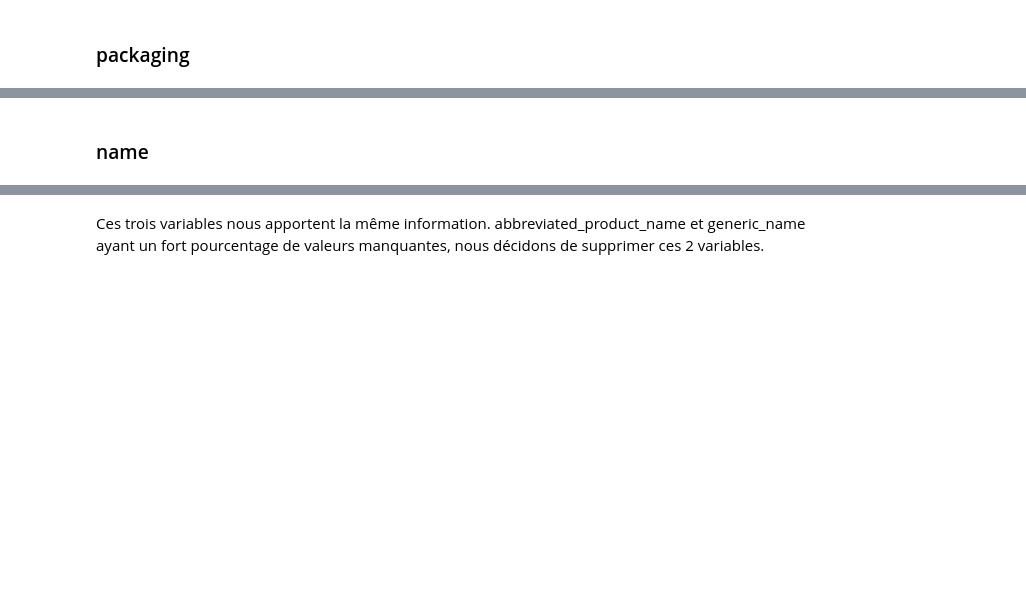
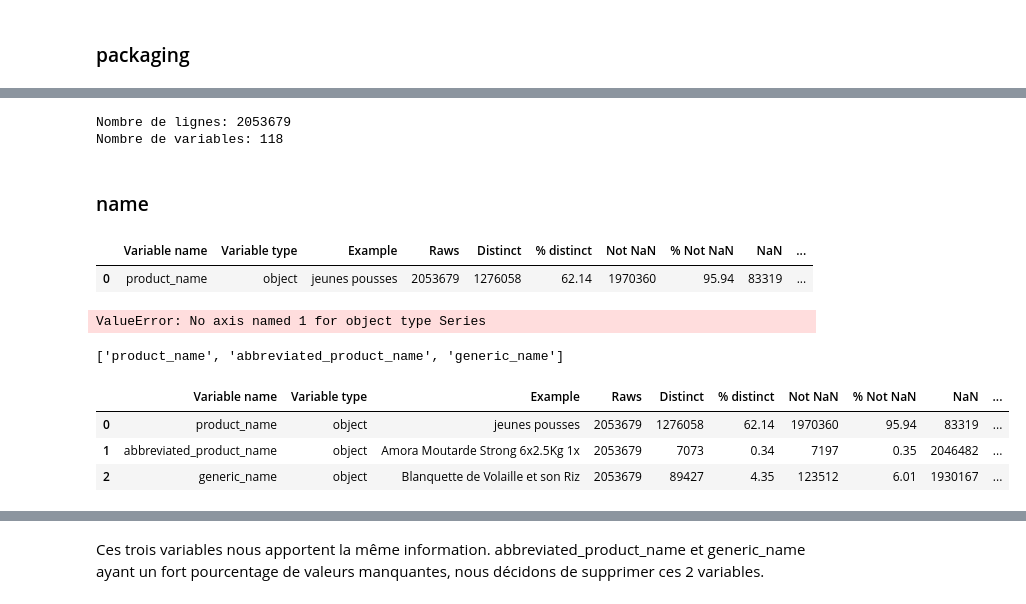
Before and after one commit to Milie-Mimi/OC_DS_Project3, a Jupyter notebook: Projet_3_Cleaning_EGR.ipynb, the cells around one changed output, grey strips where cells are left out. Cells and saved outputs as stored; diff of their text form; code cells hidden in the pictures; blank space fills up the shorter version.

```diff
--- a/Projet_3_Cleaning_EGR.ipynb
+++ b/Projet_3_Cleaning_EGR.ipynb
@@ -651,7 +728,6 @@ Nous allons supprimer ces 2 variables et ne conserver qu'une variable numérique
 # %%
 # Suppression des variables ingredients_from_palm_oil_tags et ingredients_that_may_be_from_palm_oil_tags
-openfoodfacts_tags.drop(['ingredients_from_palm_oil_tags', 'ingredients_that_may_be_from_palm_oil_tags'],
+openfoodfacts_en.drop(['ingredients_from_palm_oil_tags', 'ingredients_that_may_be_from_palm_oil_tags'],
                         axis = 'columns',
                         inplace = True)
-
-print(f"Nombre de lignes: {openfoodfacts_tags.shape[0]}\nNombre de variables: {openfoodfacts_tags.shape[1]}")
+print(f"Nombre de lignes: {openfoodfacts_en.shape[0]}\nNombre de variables: {openfoodfacts_en.shape[1]}")
@@ -677,7 +749,5 @@ Les variables contenant le mot image ont été supprimées par les traitements p
 # %%
 # Variables contenant le mot packaging
-liste_col_packaging = openfoodfacts_tags.iloc[:,
-                                     openfoodfacts_tags.columns.str.contains(
+liste_col_packaging = openfoodfacts_en.iloc[:,
+                                     openfoodfacts_en.columns.str.contains(
                                          'packaging')].columns.unique().tolist()
-
-liste_col_packaging
@@ -694,19 +766,36 @@ La variable first_packaging_code_geo nous donne quant à elle des informations d
 # %%
-# Suppression des variables packaging_text et first_packaging_code_geo
-openfoodfacts_tags.drop(['packaging_text', 'first_packaging_code_geo'], axis = 'columns', inplace = True)
-
-print(f"Nombre de lignes: {openfoodfacts_tags.shape[0]}\nNombre de variables: {openfoodfacts_tags.shape[1]}")
+# Suppression des variables contenant le mot packaging
+openfoodfacts_en.drop(liste_col_packaging, axis = 'columns', inplace = True)
+print(f"Nombre de lignes: {openfoodfacts_en.shape[0]}\nNombre de variables: {openfoodfacts_en.shape[1]}")
+# %% [output]
+Nombre de lignes: 2053679
+Nombre de variables: 118
 # %% [markdown]
 ### name <a class="anchor" id="name"></a>
+# %%
+check_redundancy(openfoodfacts_en, 'name')
+# %% [output]
+|  | Variable name | Variable type | Example | Raws | Distinct | % distinct | Not NaN | % Not NaN | NaN | ... |
+| 0 | product_name | object | jeunes pousses | 2053679 | 1276058 | 62.14 | 1970360 | 95.94 | 83319 | ... |
+# %%
+# Visualisation des modalités de ces 3 variables hors valeurs manquantes
+check_redundancy(openfoodfacts_en, 'name')[check_redundancy(openfoodfacts_en, 'name')['Variable name'].notnull().all(1)]['Variable name'].sample(5)
+# %% [output]
+ValueError: No axis named 1 for object type Series
 # %%
 # Variables contenant le mot name
-liste_col_name = openfoodfacts_tags.iloc[:,
-                                     openfoodfacts_tags.columns.str.contains(
+liste_col_name = openfoodfacts_en.iloc[:,
+                                     openfoodfacts_en.columns.str.contains(
                                          'name')].columns.unique().tolist()
-
-liste_col_name
+# %% [output]
+['product_name', 'abbreviated_product_name', 'generic_name']
 # %%
 # Description de ces variables
-describe_variables(openfoodfacts_tags[liste_col_name])
+describe_variables(openfoodfacts_en[liste_col_name])
+# %% [output]
+|  | Variable name | Variable type | Example | Raws | Distinct | % distinct | Not NaN | % Not NaN | NaN | ... |
+| 0 | product_name | object | jeunes pousses | 2053679 | 1276058 | 62.14 | 1970360 | 95.94 | 83319 | ... |
+| 1 | abbreviated_product_name | object | Amora Moutarde Strong 6x2.5Kg 1x | 2053679 | 7073 | 0.34 | 7197 | 0.35 | 2046482 | ... |
+| 2 | generic_name | object | Blanquette de Volaille et son Riz | 2053679 | 89427 | 4.35 | 123512 | 6.01 | 1930167 | ... |
 # %%
 # Visualisation des modalités de ces 3 variables hors valeurs manquantes
```
Also changed, not shown: parts of 97 cells of this notebook.
